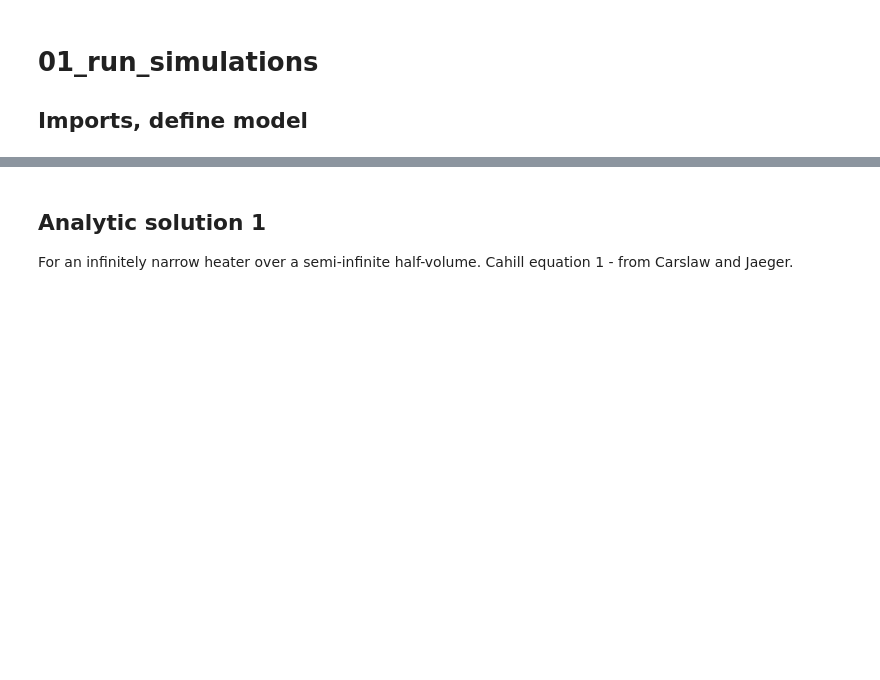
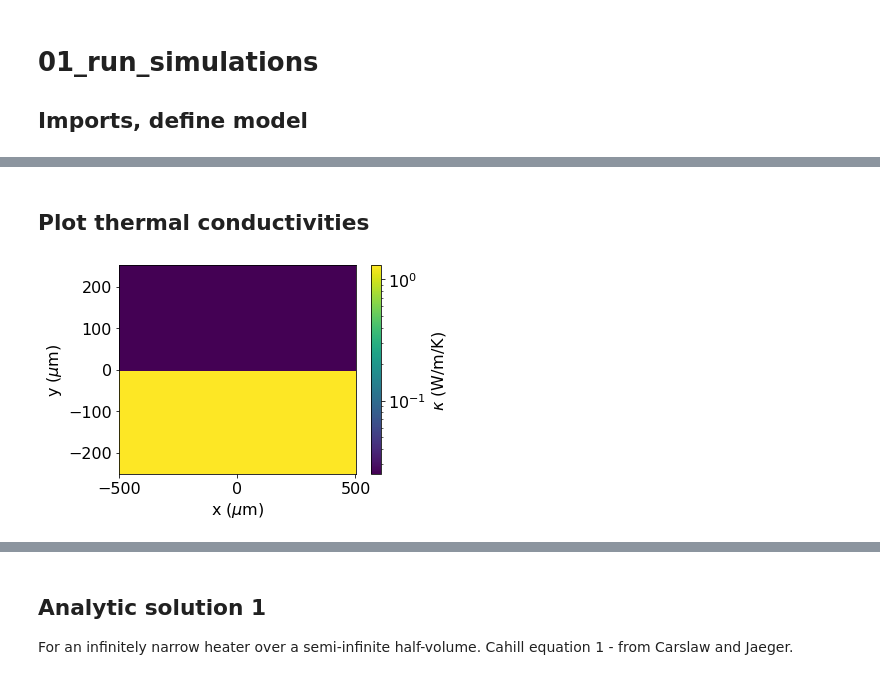
Before and after one commit to microncubed/3-omega, a Jupyter notebook: scripts/01_run_simulations.ipynb, the cells around one changed output, grey strips where cells are left out. Cells and saved outputs as stored; diff of their text form; code cells hidden in the pictures; blank space fills up the shorter version.

```diff
--- a/scripts/01_run_simulations.ipynb
+++ b/scripts/01_run_simulations.ipynb
@@ -47,0 +69,18 @@ glass_True
+# %% [markdown]
+## Plot thermal conductivities
+# %%
+fig,ax=plt.subplots(1,1,figsize=[6,4])
+
+myplot = ax.pcolor(x[::1]*1e6,y[::1]*1e6,k_in.T[::1,::1],shading='auto',
+                   norm=LogNorm(vmin=k_in.min(),vmax=k_in.max()))
+
+ax.set_xlabel('x ($\mu$m)')
+ax.set_ylabel('y ($\mu$m)')
+cbar = fig.colorbar(myplot)
+cbar.set_label('$\kappa$ (W/m/K)')
+
+fig.tight_layout()
+if save_file==True:
+    fig.savefig(figpath+'/'+material+'_kappa.png',dpi=300)
+# %% [output]
+[figure, added]
```
Also changed, not shown: parts of 26 cells of this notebook, 13 other files.
